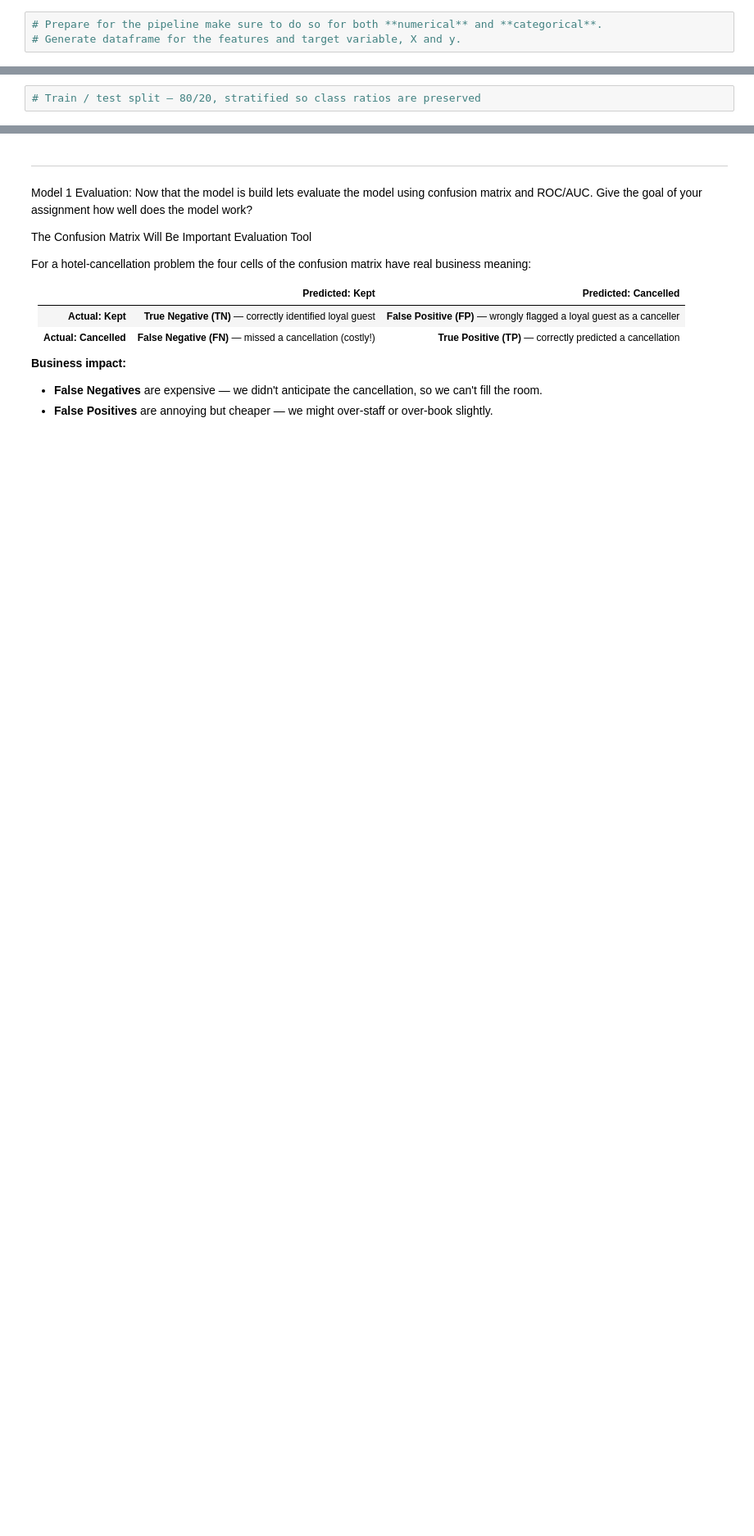
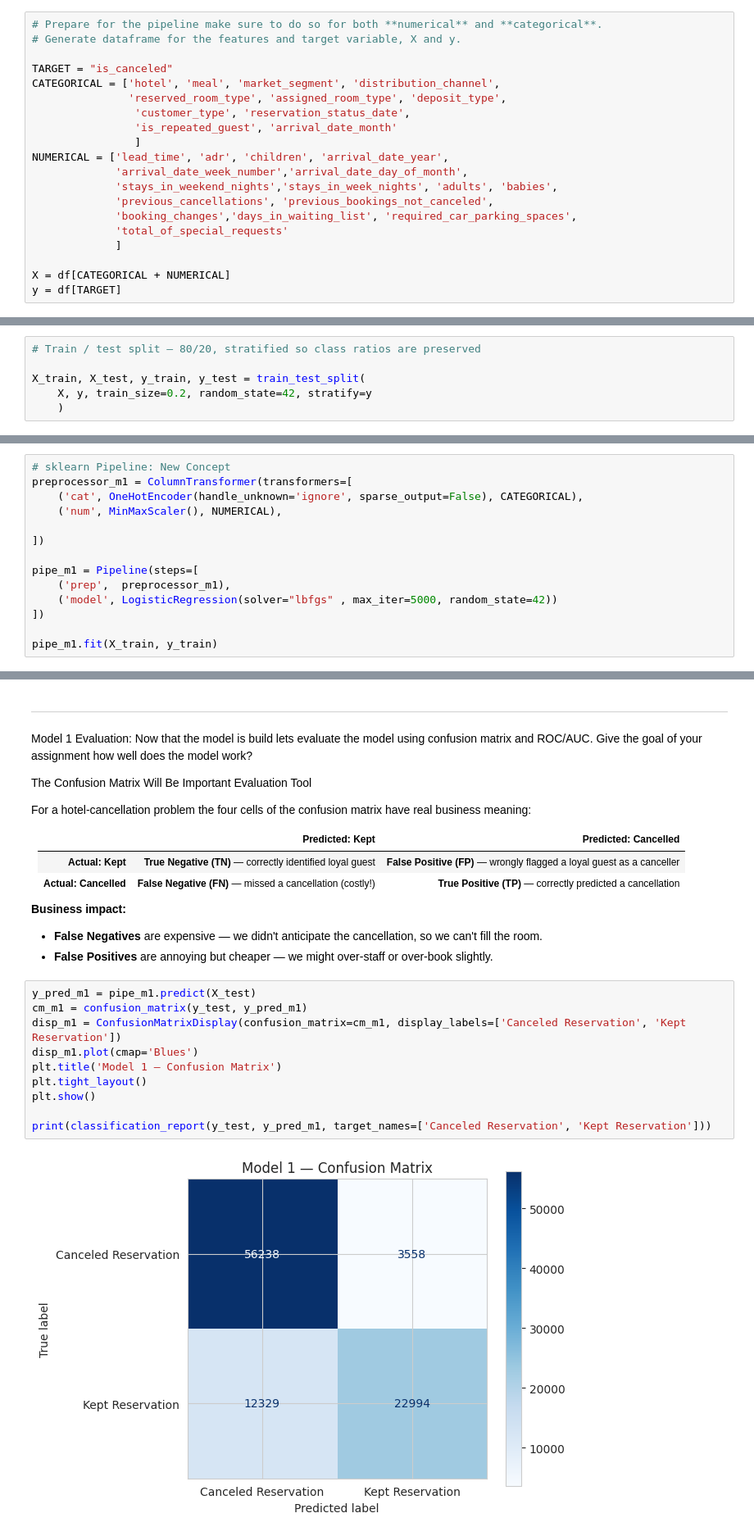
Before and after one commit to MaxGuryan9/week_8, a Jupyter notebook: hotel_cancellation_lab.ipynb, the cells around one changed output, grey strips where cells are left out. Shown at 82% size. Saved outputs shown, nothing was run; the diff lists cells and outputs as text; blank space fills up the shorter version.

```diff
--- a/hotel_cancellation_lab.ipynb
+++ b/hotel_cancellation_lab.ipynb
@@ -173,3 +245,20 @@ Keep in mind that we want to use the pipeline package to handle this preprocessi
 # %%
 # Prepare for the pipeline make sure to do so for both **numerical** and **categorical**.
 # Generate dataframe for the features and target variable, X and y.
+
+TARGET = "is_canceled"
+CATEGORICAL = ['hotel', 'meal', 'market_segment', 'distribution_channel',
+               'reserved_room_type', 'assigned_room_type', 'deposit_type',
+                'customer_type', 'reservation_status_date',
+                'is_repeated_guest', 'arrival_date_month'
+                ]
+NUMERICAL = ['lead_time', 'adr', 'children', 'arrival_date_year',
+             'arrival_date_week_number','arrival_date_day_of_month',
+             'stays_in_weekend_nights','stays_in_week_nights', 'adults', 'babies',
+             'previous_cancellations', 'previous_bookings_not_canceled',
+             'booking_changes','days_in_waiting_list', 'required_car_parking_spaces',
+             'total_of_special_requests'
+             ]
+
+X = df[CATEGORICAL + NUMERICAL]
+y = df[TARGET]
@@ -176,5 +285,9 @@ Keep in mind that we want to use the pipeline package to handle this preprocessi
 # %%
 # Train / test split — 80/20, stratified so class ratios are preserved
+
+X_train, X_test, y_train, y_test = train_test_split(
+    X, y, train_size=0.2, random_state=42, stratify=y
+    )
 # %% [markdown]
 ---
 ## 4 · Model Building and Evaluation
@@ -193,3 +306,17 @@ X_raw  →  ColumnTransformer  →  LogisticRegression(solver='lbfgs')
 
 
 **`lbfgs`** (Limited-memory Broyden–Fletcher–Goldfarb–Shanno) is sklearn's default solver, like we talked about in class
+# %%
+# sklearn Pipeline: New Concept
+preprocessor_m1 = ColumnTransformer(transformers=[
+    ('cat', OneHotEncoder(handle_unknown='ignore', sparse_output=False), CATEGORICAL),
+    ('num', MinMaxScaler(), NUMERICAL),
+
+])
+
+pipe_m1 = Pipeline(steps=[
+    ('prep',  preprocessor_m1),
+    ('model', LogisticRegression(solver="lbfgs" , max_iter=5000, random_state=42))
+])
+
+pipe_m1.fit(X_train, y_train)
@@ -209,3 +354,15 @@ For a hotel-cancellation problem the four cells of the confusion matrix have rea
 **Business impact:**
 - **False Negatives** are expensive — we didn't anticipate the cancellation, so we can't fill the room.
 - **False Positives** are annoying but cheaper — we might over-staff or over-book slightly.
+# %%
+y_pred_m1 = pipe_m1.predict(X_test)
+cm_m1 = confusion_matrix(y_test, y_pred_m1)
+disp_m1 = ConfusionMatrixDisplay(confusion_matrix=cm_m1, display_labels=['Canceled Reservation', 'Kept Reservation'])
+disp_m1.plot(cmap='Blues')
+plt.title('Model 1 — Confusion Matrix')
+plt.tight_layout()
+plt.show()
+
+print(classification_report(y_test, y_pred_m1, target_names=['Canceled Reservation', 'Kept Reservation']))
+# %% [output]
+[figure, added]
```
Also changed, not shown: parts of 19 cells of this notebook.
